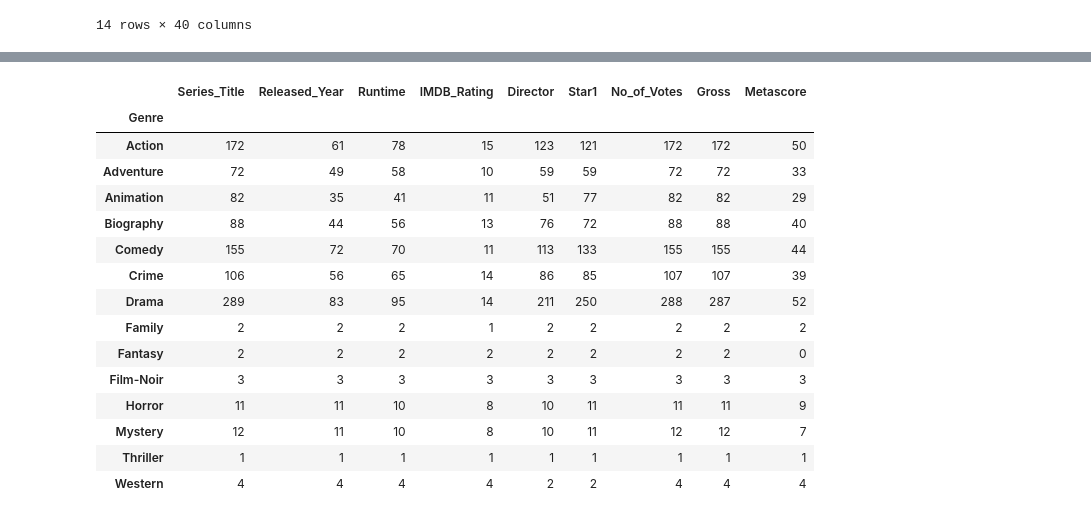
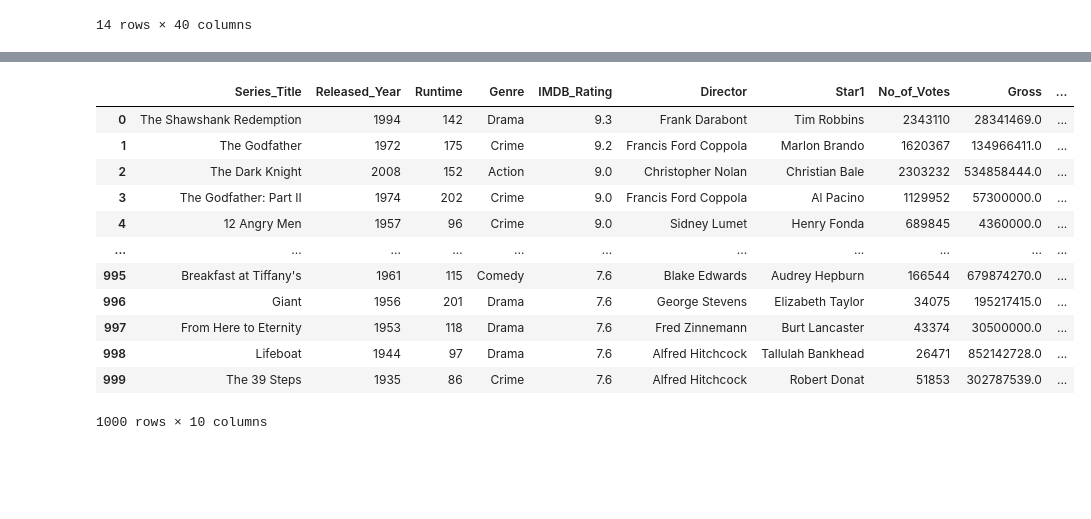
Before and after one commit to connect2waqas/Pandas, a Jupyter notebook: groupby_object.ipynb, the cells around one changed output, grey strips where cells are left out. Cells and saved outputs as stored; diff of their text form; code cells hidden in the pictures; blank space fills up the shorter version.

```diff
--- a/groupby_object.ipynb
+++ b/groupby_object.ipynb
@@ -119,19 +250,17 @@ geners.sample(2,replace=True)
 # %%
 geners.nunique()
+movies
 # %% [output]
-|  | Series_Title | Released_Year | Runtime | IMDB_Rating | Director | Star1 | No_of_Votes | Gross | Metascore |
-| Genre |  |  |  |  |  |  |  |  |  |
-| Action | 172 | 61 | 78 | 15 | 123 | 121 | 172 | 172 | 50 |
-| Adventure | 72 | 49 | 58 | 10 | 59 | 59 | 72 | 72 | 33 |
-| Animation | 82 | 35 | 41 | 11 | 51 | 77 | 82 | 82 | 29 |
-| Biography | 88 | 44 | 56 | 13 | 76 | 72 | 88 | 88 | 40 |
-| Comedy | 155 | 72 | 70 | 11 | 113 | 133 | 155 | 155 | 44 |
-| Crime | 106 | 56 | 65 | 14 | 86 | 85 | 107 | 107 | 39 |
-| Drama | 289 | 83 | 95 | 14 | 211 | 250 | 288 | 287 | 52 |
-| Family | 2 | 2 | 2 | 1 | 2 | 2 | 2 | 2 | 2 |
-| Fantasy | 2 | 2 | 2 | 2 | 2 | 2 | 2 | 2 | 0 |
-| Film-Noir | 3 | 3 | 3 | 3 | 3 | 3 | 3 | 3 | 3 |
-| Horror | 11 | 11 | 10 | 8 | 10 | 11 | 11 | 11 | 9 |
-| Mystery | 12 | 11 | 10 | 8 | 10 | 11 | 12 | 12 | 7 |
-| Thriller | 1 | 1 | 1 | 1 | 1 | 1 | 1 | 1 | 1 |
-| Western | 4 | 4 | 4 | 4 | 2 | 2 | 4 | 4 | 4 |
+|  | Series_Title | Released_Year | Runtime | Genre | IMDB_Rating | Director | Star1 | No_of_Votes | Gross | ... |
+| 0 | The Shawshank Redemption | 1994 | 142 | Drama | 9.3 | Frank Darabont | Tim Robbins | 2343110 | 28341469.0 | ... |
+| 1 | The Godfather | 1972 | 175 | Crime | 9.2 | Francis Ford Coppola | Marlon Brando | 1620367 | 134966411.0 | ... |
+| 2 | The Dark Knight | 2008 | 152 | Action | 9.0 | Christopher Nolan | Christian Bale | 2303232 | 534858444.0 | ... |
+| 3 | The Godfather: Part II | 1974 | 202 | Crime | 9.0 | Francis Ford Coppola | Al Pacino | 1129952 | 57300000.0 | ... |
+| 4 | 12 Angry Men | 1957 | 96 | Crime | 9.0 | Sidney Lumet | Henry Fonda | 689845 | 4360000.0 | ... |
+| ... | ... | ... | ... | ... | ... | ... | ... | ... | ... | ... |
+| 995 | Breakfast at Tiffany's | 1961 | 115 | Comedy | 7.6 | Blake Edwards | Audrey Hepburn | 166544 | 679874270.0 | ... |
+| 996 | Giant | 1956 | 201 | Drama | 7.6 | George Stevens | Elizabeth Taylor | 34075 | 195217415.0 | ... |
+| 997 | From Here to Eternity | 1953 | 118 | Drama | 7.6 | Fred Zinnemann | Burt Lancaster | 43374 | 30500000.0 | ... |
+| 998 | Lifeboat | 1944 | 97 | Drama | 7.6 | Alfred Hitchcock | Tallulah Bankhead | 26471 | 852142728.0 | ... |
+| 999 | The 39 Steps | 1935 | 86 | Crime | 7.6 | Alfred Hitchcock | Robert Donat | 51853 | 302787539.0 | ... |
+1000 rows × 10 columns
```
Also changed, not shown: parts of 28 cells of this notebook.
